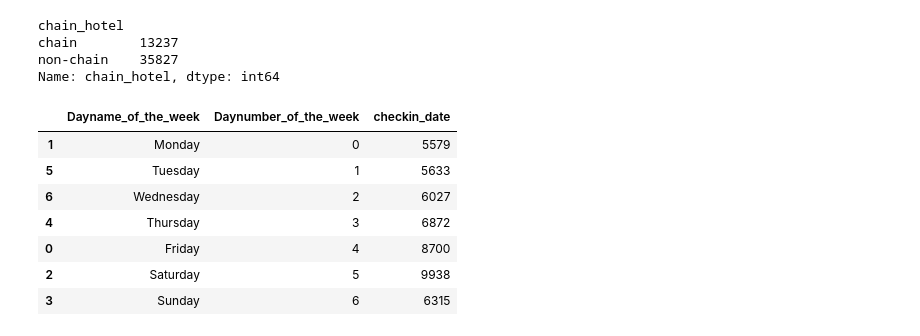
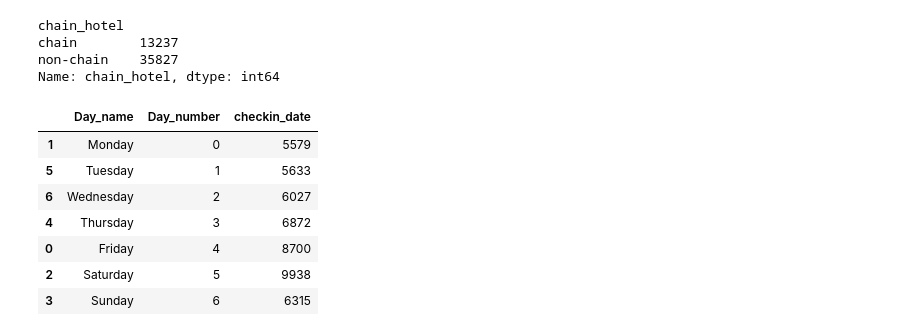
Before and after one commit to rahulagarwak/CaseStudies, a Jupyter notebook: Agoda Case Study.ipynb, the cells around one changed output. Drawn from its saved outputs; the diff is of its cells as text; code cells hidden in the pictures.

```diff
--- a/Agoda Case Study.ipynb
+++ b/Agoda Case Study.ipynb
@@ -103,13 +103,13 @@ non-chain    35827
 Name: chain_hotel, dtype: int64
 # %%
 #Daywise bookings
-mdf['Daynumber_of_the_week'] = mdf.checkin_date.dt.dayofweek
-mdf['Dayname_of_the_week'] = mdf.checkin_date.dt.day_name()
-daywise_bookings = mdf.groupby(['Dayname_of_the_week','Daynumber_of_the_week'])['checkin_date'].count().reset_index()
-daywise_bookings = daywise_bookings.sort_values('Daynumber_of_the_week')
+mdf['Day_number'] = mdf.checkin_date.dt.dayofweek
+mdf['Day_name'] = mdf.checkin_date.dt.day_name()
+daywise_bookings = mdf.groupby(['Day_name','Day_number'])['checkin_date'].count().reset_index()
+daywise_bookings = daywise_bookings.sort_values('Day_number')
 daywise_bookings
 # %% [output]
-|  | Dayname_of_the_week | Daynumber_of_the_week | checkin_date |
+|  | Day_name | Day_number | checkin_date |
 | 1 | Monday | 0 | 5579 |
 | 5 | Tuesday | 1 | 5633 |
 | 6 | Wednesday | 2 | 6027 |
```
Also changed, not shown: parts of 1 cell of this notebook.
